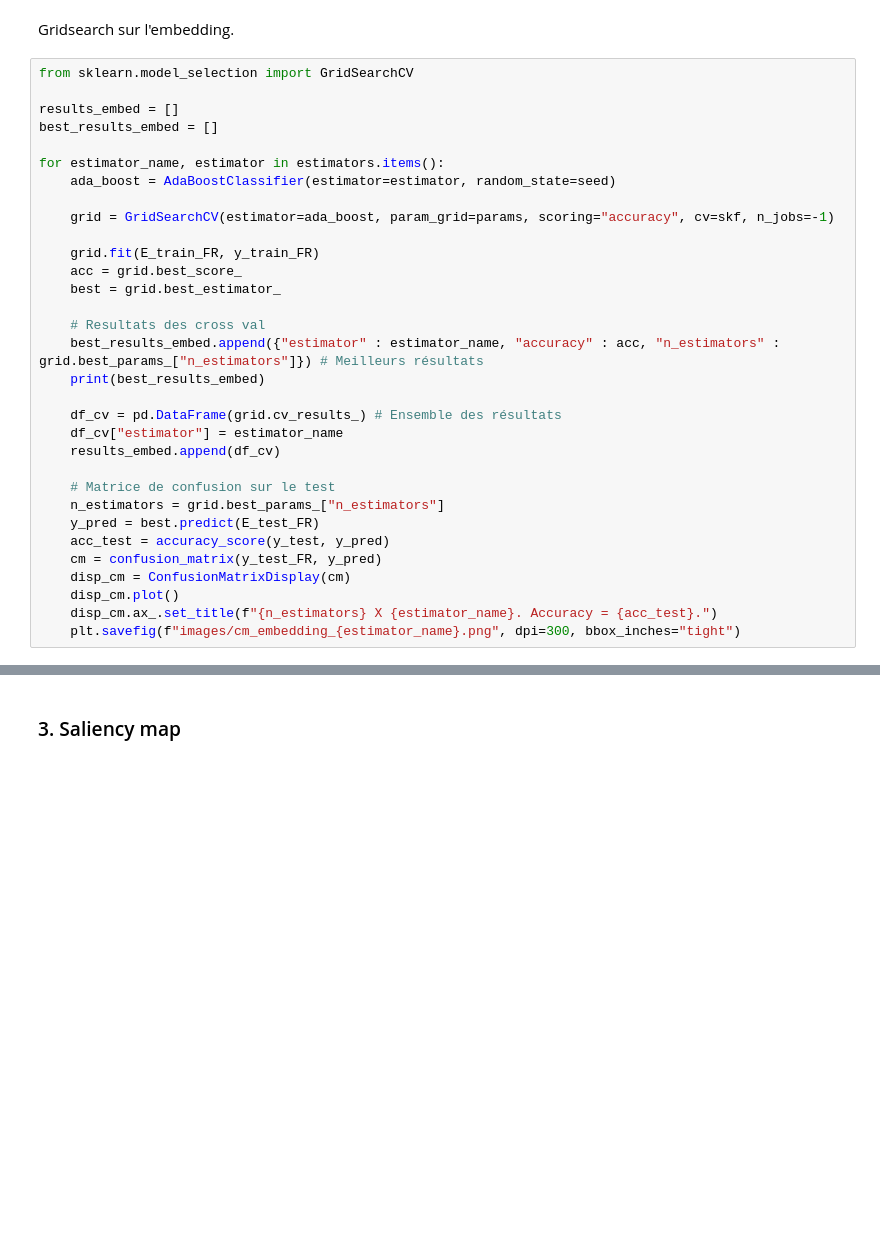
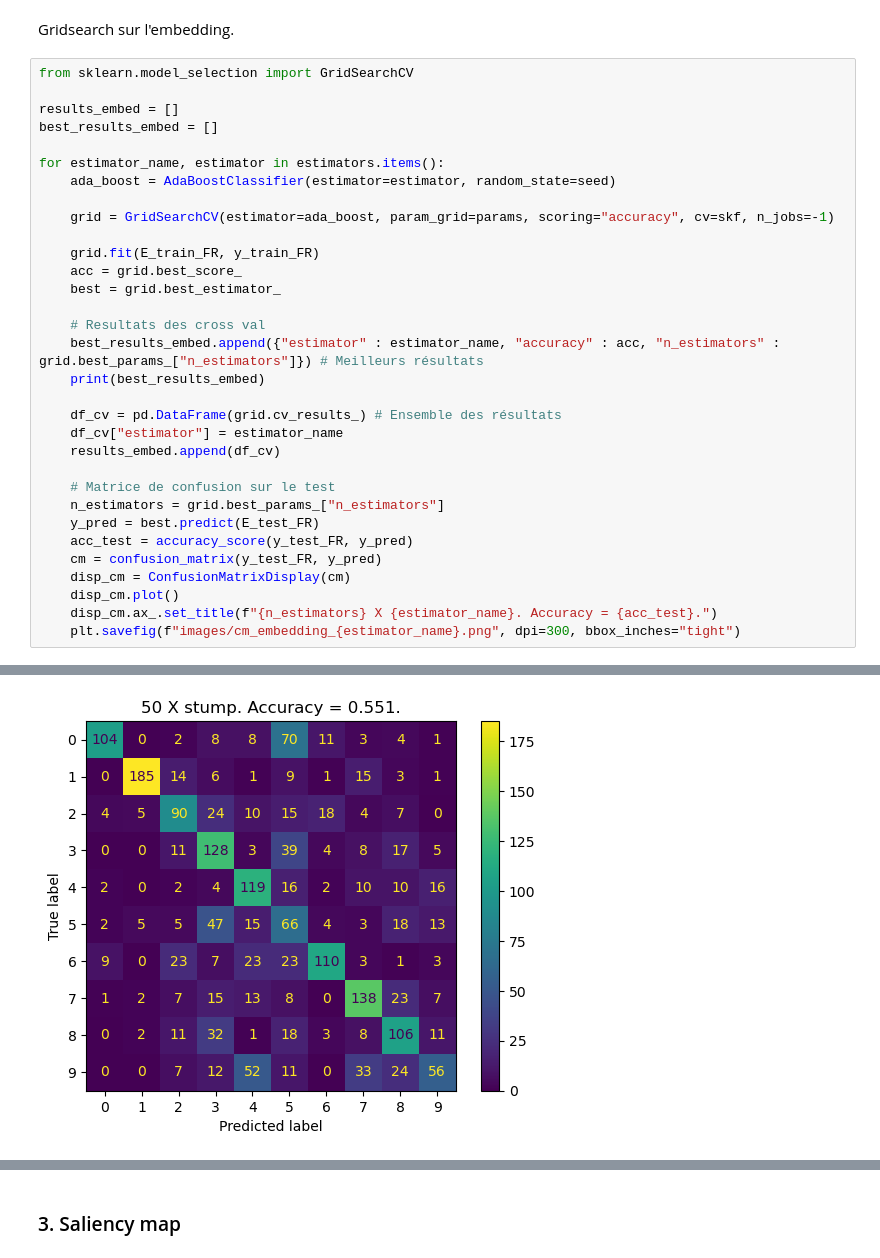
Before and after one commit to jnotarangelo/AdaBoost, a Jupyter notebook: Restitution.ipynb, the cells around one changed output, grey strips where cells are left out. Drawn from its saved outputs; the diff is of its cells as text; blank space fills up the shorter version.

```diff
--- a/Restitution.ipynb
+++ b/Restitution.ipynb
@@ -483,9 +570,10 @@ for estimator_name, estimator in estimators.items():
     # Matrice de confusion sur le test
     n_estimators = grid.best_params_["n_estimators"]
     y_pred = best.predict(E_test_FR)
-    acc_test = accuracy_score(y_test, y_pred)
+    acc_test = accuracy_score(y_test_FR, y_pred)
     cm = confusion_matrix(y_test_FR, y_pred)
     disp_cm = ConfusionMatrixDisplay(cm)
     disp_cm.plot()
     disp_cm.ax_.set_title(f"{n_estimators} X {estimator_name}. Accuracy = {acc_test}.")
     plt.savefig(f"images/cm_embedding_{estimator_name}.png", dpi=300, bbox_inches="tight")
+# %% [output]
@@ -491,0 +585 @@ for estimator_name, estimator in estimators.items():
+[figure, added]
```
Also changed, not shown: parts of 21 cells of this notebook, 8 other files.
